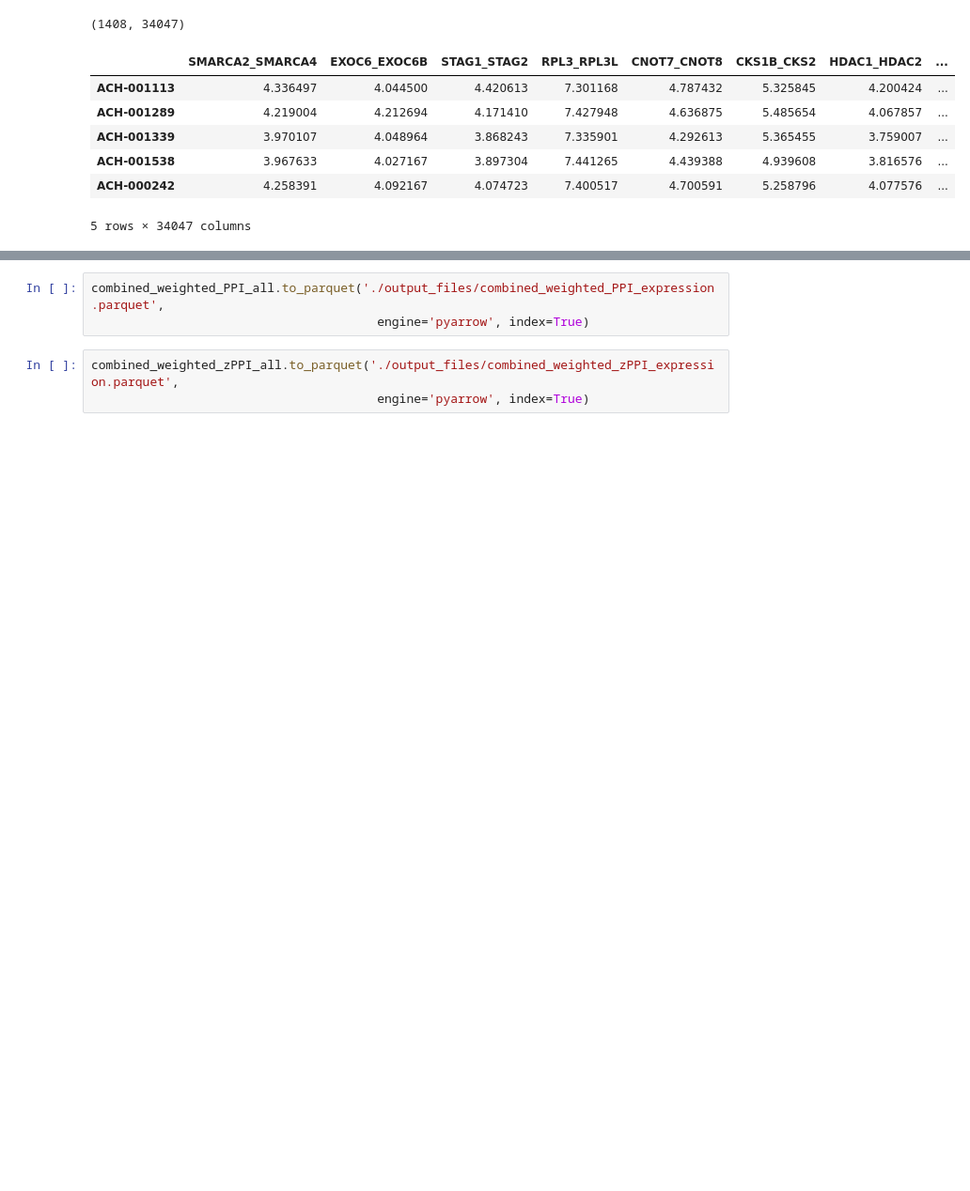
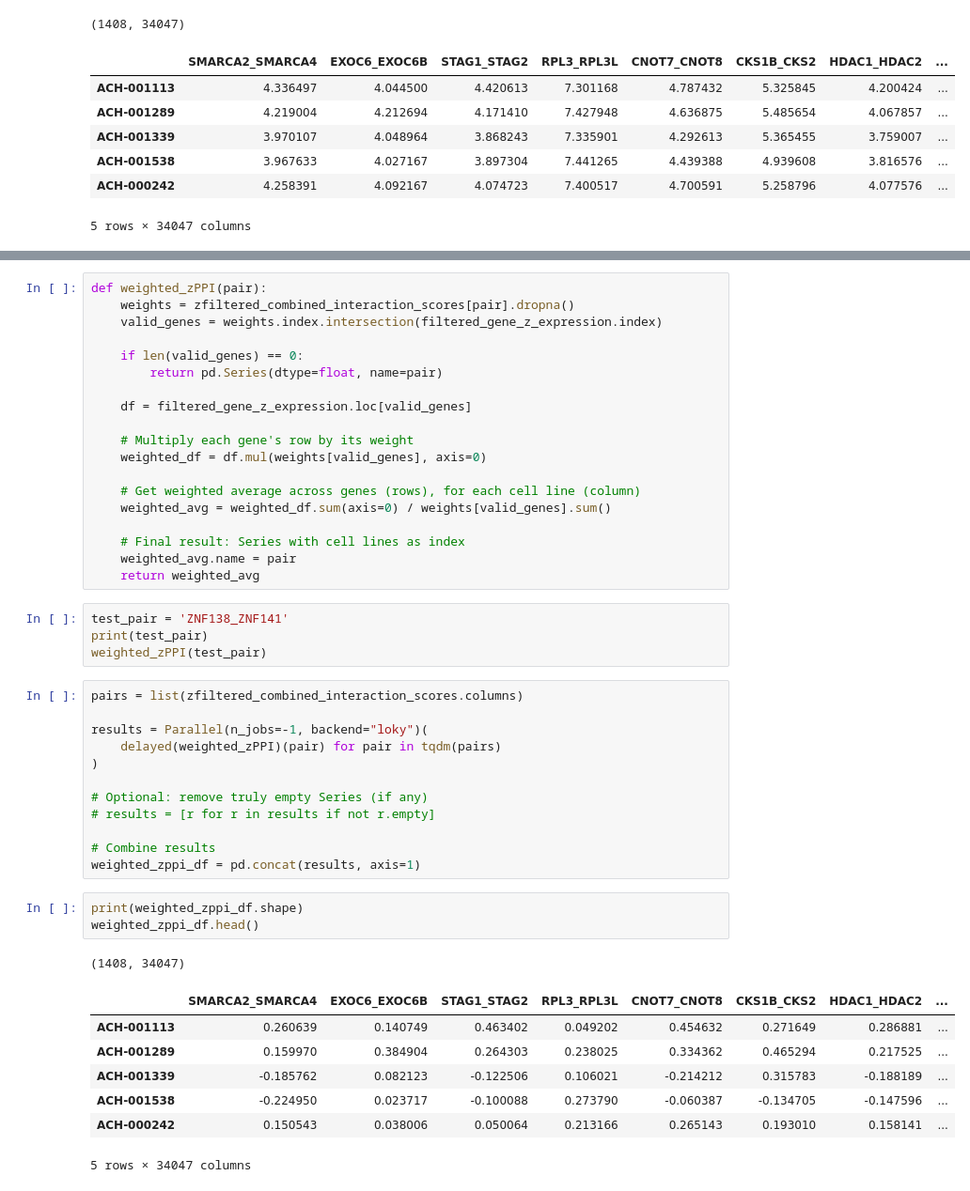
Before and after one commit to cancergenetics/context_specific_paralog_SL, a Jupyter notebook: 1_data_processing/02_feature_calculation/ParalogPPIExpression.ipynb, the cells around one changed output, grey strips where cells are left out. Shown at 94% size. Drawn from its saved outputs; the diff is of its cells as text; blank space fills up the shorter version.

```diff
--- a/1_data_processing/02_feature_calculation/ParalogPPIExpression.ipynb
+++ b/1_data_processing/02_feature_calculation/ParalogPPIExpression.ipynb
@@ -299,6 +235,47 @@ combined_weighted_zPPI_all
-# %%
-combined_weighted_PPI_all.to_parquet('./output_files/combined_weighted_PPI_expression.parquet',
-                                       engine='pyarrow', index=True)
-# %%
-combined_weighted_zPPI_all.to_parquet('./output_files/combined_weighted_zPPI_expression.parquet',
-                                       engine='pyarrow', index=True)
+# %%
+def weighted_zPPI(pair):
+    weights = zfiltered_combined_interaction_scores[pair].dropna()
+    valid_genes = weights.index.intersection(filtered_gene_z_expression.index)
+
+    if len(valid_genes) == 0:
+        return pd.Series(dtype=float, name=pair)
+
+    df = filtered_gene_z_expression.loc[valid_genes]
+
+    # Multiply each gene's row by its weight
+    weighted_df = df.mul(weights[valid_genes], axis=0)
+
+    # Get weighted average across genes (rows), for each cell line (column)
+    weighted_avg = weighted_df.sum(axis=0) / weights[valid_genes].sum()
+
+    # Final result: Series with cell lines as index
+    weighted_avg.name = pair
+    return weighted_avg
+# %%
+test_pair = 'ZNF138_ZNF141'
+print(test_pair)
+weighted_zPPI(test_pair)
+# %%
+pairs = list(zfiltered_combined_interaction_scores.columns)
+
+results = Parallel(n_jobs=-1, backend="loky")(
+    delayed(weighted_zPPI)(pair) for pair in tqdm(pairs)
+)
+
+# Optional: remove truly empty Series (if any)
+# results = [r for r in results if not r.empty]
+
+# Combine results
+weighted_zppi_df = pd.concat(results, axis=1)
+# %%
+print(weighted_zppi_df.shape)
+weighted_zppi_df.head()
+# %% [output]
+(1408, 34047)
+|  | SMARCA2_SMARCA4 | EXOC6_EXOC6B | STAG1_STAG2 | RPL3_RPL3L | CNOT7_CNOT8 | CKS1B_CKS2 | HDAC1_HDAC2 | ... |
+| ACH-001113 | 0.260639 | 0.140749 | 0.463402 | 0.049202 | 0.454632 | 0.271649 | 0.286881 | ... |
+| ACH-001289 | 0.159970 | 0.384904 | 0.264303 | 0.238025 | 0.334362 | 0.465294 | 0.217525 | ... |
+| ACH-001339 | -0.185762 | 0.082123 | -0.122506 | 0.106021 | -0.214212 | 0.315783 | -0.188189 | ... |
+| ACH-001538 | -0.224950 | 0.023717 | -0.100088 | 0.273790 | -0.060387 | -0.134705 | -0.147596 | ... |
+| ACH-000242 | 0.150543 | 0.038006 | 0.050064 | 0.213166 | 0.265143 | 0.193010 | 0.158141 | ... |
+5 rows × 34047 columns
```
Also changed, not shown: parts of 14 cells of this notebook, 2 other files.
